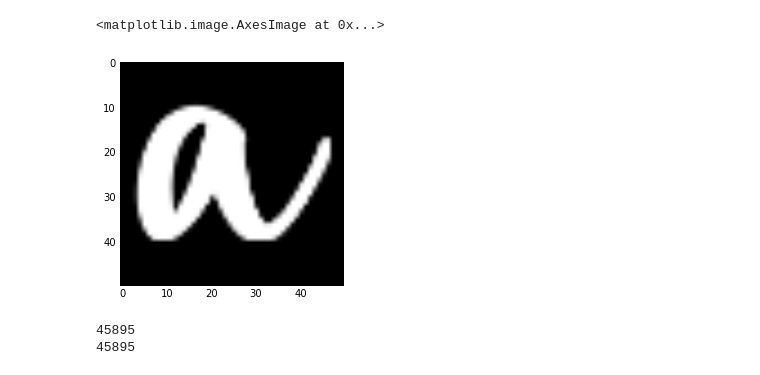
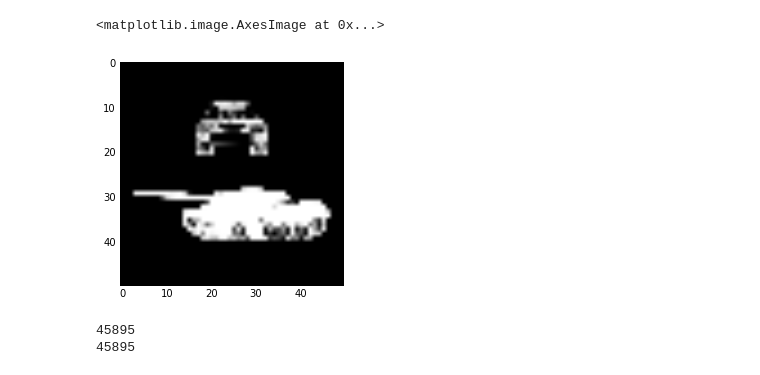
Before and after one commit to emitc2h/fontfinder, a Jupyter notebook: test-image-font.ipynb, the cells around one changed output. Cells and saved outputs as stored; diff of their text form; code cells hidden in the pictures.

```diff
--- a/test-image-font.ipynb
+++ b/test-image-font.ipynb
@@ -150,13 +147,13 @@ def generate_letter_image(letter, font_path, imgsize=100):
 # %%
 font_dir = os.path.join('/', 'Users', 'mtm', 'Projects', 'FontFinder', 'dafont_fonts')
 font_dir2 = os.path.join('/', 'Library', 'Fonts')
-font_path = os.path.join(font_dir, 'Hickory Jack.ttf')
+font_path = os.path.join(font_dir, 'AFV2.ttf')
 
 img_array = generate_letter_image('a', font_path, imgsize=50)
 plt.imshow(img_array, cmap='Greys_r')
 # %% [output]
 <matplotlib.image.AxesImage at 0x...>
-[figure, old version]
+[figure, new version]
 # %%
 ## Create an array of M images
 font_list = [os.path.join(font_dir, font) for font in os.listdir(font_dir)]
```
Also changed, not shown: parts of 1 cell of this notebook, 6 other files.
